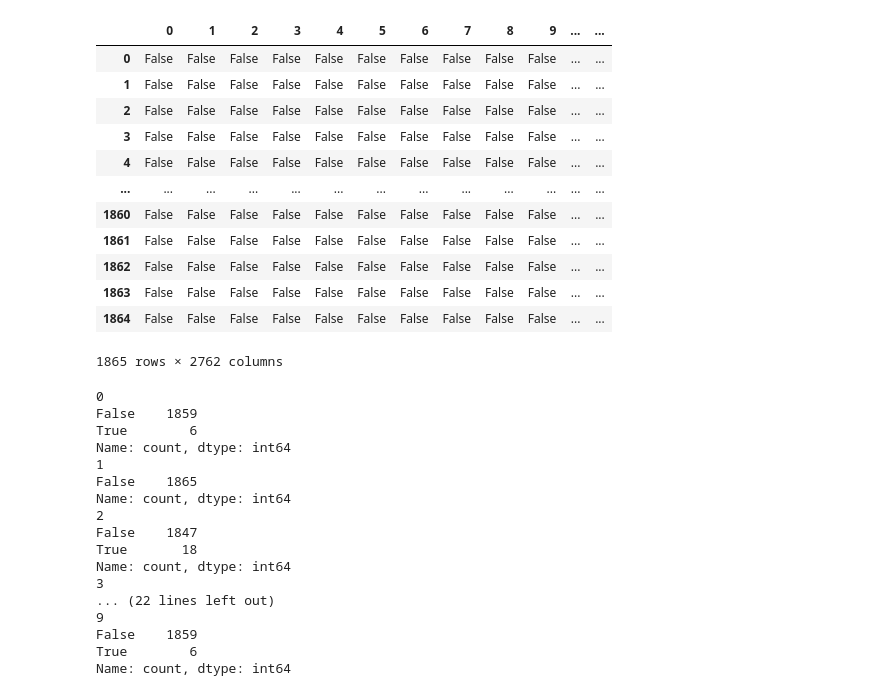
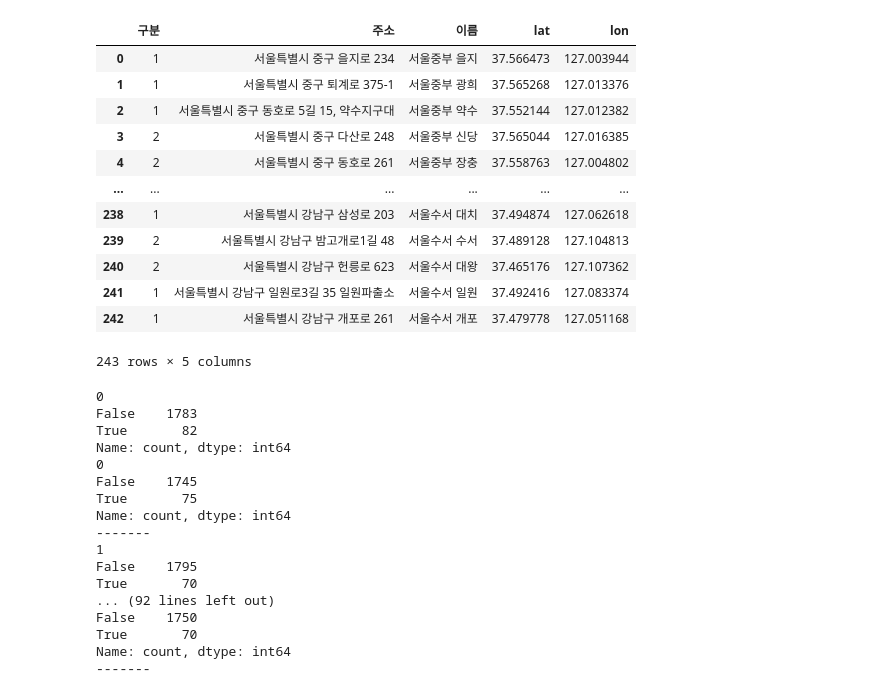
Before and after one commit to fenpon/Machine-Learning-Project1, a Jupyter notebook: mainModel.ipynb, the cells around one changed output. Saved outputs shown, nothing was run; the diff lists cells and outputs as text; code cells hidden in the pictures.

```diff
--- a/mainModel.ipynb
+++ b/mainModel.ipynb
@@ -106,3 +97,20 @@ aparts
+# %%
+policeFacilities = pd.read_csv('./export/safety/policeOutput.csv')
+policeFacilities
+# %% [output]
+|  | 구분 | 주소 | 이름 | lat | lon |
+| 0 | 1 | 서울특별시 중구 을지로 234 | 서울중부 을지 | 37.566473 | 127.003944 |
+| 1 | 1 | 서울특별시 중구 퇴계로 375-1 | 서울중부 광희 | 37.565268 | 127.013376 |
+| 2 | 1 | 서울특별시 중구 동호로 5길 15, 약수지구대 | 서울중부 약수 | 37.552144 | 127.012382 |
+| 3 | 2 | 서울특별시 중구 다산로 248 | 서울중부 신당 | 37.565044 | 127.016385 |
+| 4 | 2 | 서울특별시 중구 동호로 261 | 서울중부 장충 | 37.558763 | 127.004802 |
+| ... | ... | ... | ... | ... | ... |
+| 238 | 1 | 서울특별시 강남구 삼성로 203 | 서울수서 대치 | 37.494874 | 127.062618 |
+| 239 | 2 | 서울특별시 강남구 밤고개로1길 48 | 서울수서 수서 | 37.489128 | 127.104813 |
+| 240 | 2 | 서울특별시 강남구 헌릉로 623 | 서울수서 대왕 | 37.465176 | 127.107362 |
+| 241 | 1 | 서울특별시 강남구 일원로3길 35 일원파출소 | 서울수서 일원 | 37.492416 | 127.083374 |
+| 242 | 1 | 서울특별시 강남구 개포로 261 | 서울수서 개포 | 37.479778 | 127.051168 |
+243 rows × 5 columns
 # %%
 # 범위 내의 시설인지 확인하는 함수
 def in_range(row, aparts_df):
@@ -122,41 +130,32 @@ def in_range(row, aparts_df):
 # %%
 
 
-mask_lat = hospitals.apply(lambda row: in_range(row, aparts), axis=1)
+maskHospital = hospitals.apply(lambda row: in_range(row, aparts), axis=1)
 
-mask_lat
+maskEducations = educations.apply(lambda row: in_range(row, aparts), axis=1)
+maskPolices = policeFacilities.apply('./export/safety/policeFacilityOutput.csv')
+#mask_lat
-# %% [output]
-|  | 0 | 1 | 2 | 3 | 4 | 5 | 6 | 7 | 8 | 9 | ... | ... |
-| 0 | False | False | False | False | False | False | False | False | False | False | ... | ... |
-| 1 | False | False | False | False | False | False | False | False | False | False | ... | ... |
-| 2 | False | False | False | False | False | False | False | False | False | False | ... | ... |
-| 3 | False | False | False | False | False | False | False | False | False | False | ... | ... |
-| 4 | False | False | False | False | False | False | False | False | False | False | ... | ... |
-| ... | ... | ... | ... | ... | ... | ... | ... | ... | ... | ... | ... | ... |
-| 1860 | False | False | False | False | False | False | False | False | False | False | ... | ... |
-| 1861 | False | False | False | False | False | False | False | False | False | False | ... | ... |
-| 1862 | False | False | False | False | False | False | False | False | False | False | ... | ... |
-| 1863 | False | False | False | False | False | False | False | False | False | False | ... | ... |
-| 1864 | False | False | False | False | False | False | False | False | False | False | ... | ... |
-1865 rows × 2762 columns
 # %%
 for i, aprat in enumerate(aparts):
-    print(mask_lat[i].value_counts())
+    #아파트 별 3km 이내의 보건, 교육 데이터를 불러옴 (Aparts 안에 있음)
+    print(maskHospital[i].value_counts())
+    print(maskEducations[i].value_counts())
+    print('-------')
 # %% [output]
 0
-False    1859
-True        6
+False    1783
+True       82
 Name: count, dtype: int64
+0
+False    1745
+True       75
+Name: count, dtype: int64
+-------
 1
-False    1865
+False    1795
+True       70
+... (92 lines left out)
+False    1750
+True       70
 Name: count, dtype: int64
-2
-False    1847
-True       18
-Name: count, dtype: int64
-3
-... (22 lines left out)
-9
-False    1859
-True        6
-Name: count, dtype: int64
+-------
```
Also changed, not shown: parts of 10 cells of this notebook, 7 other files.
